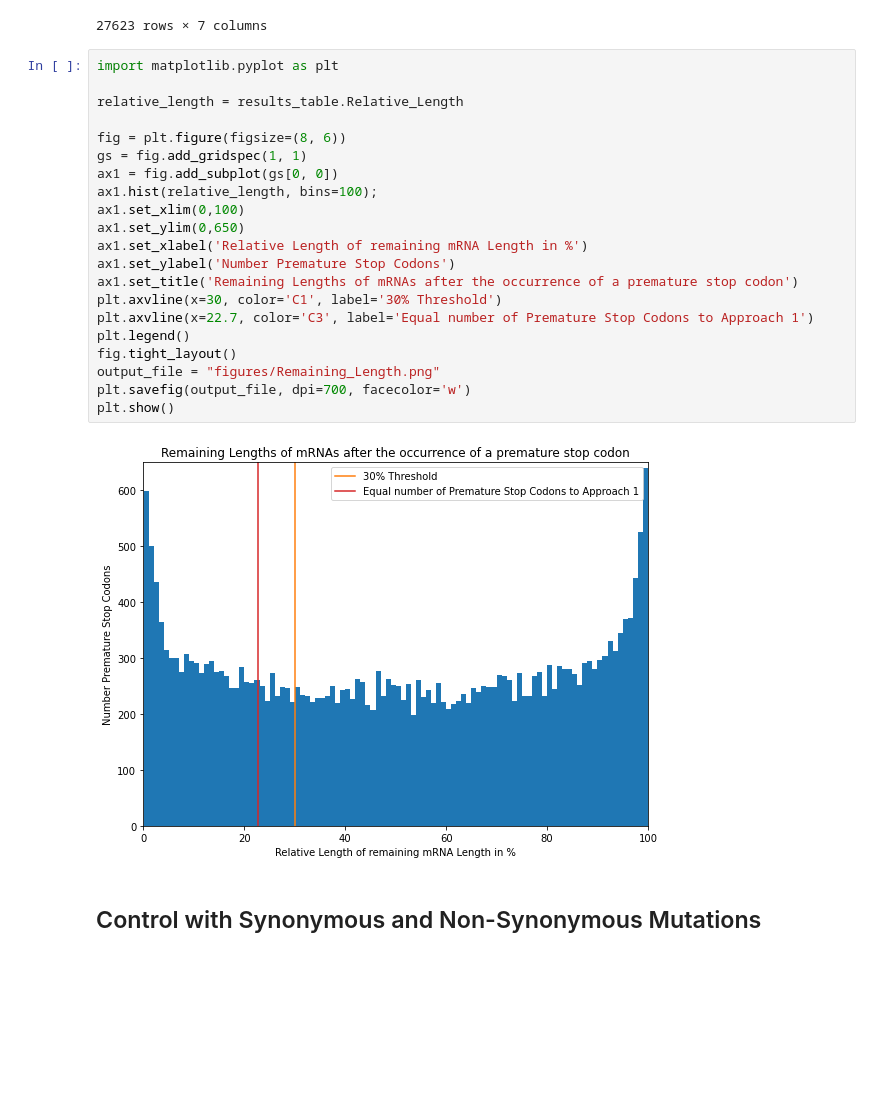
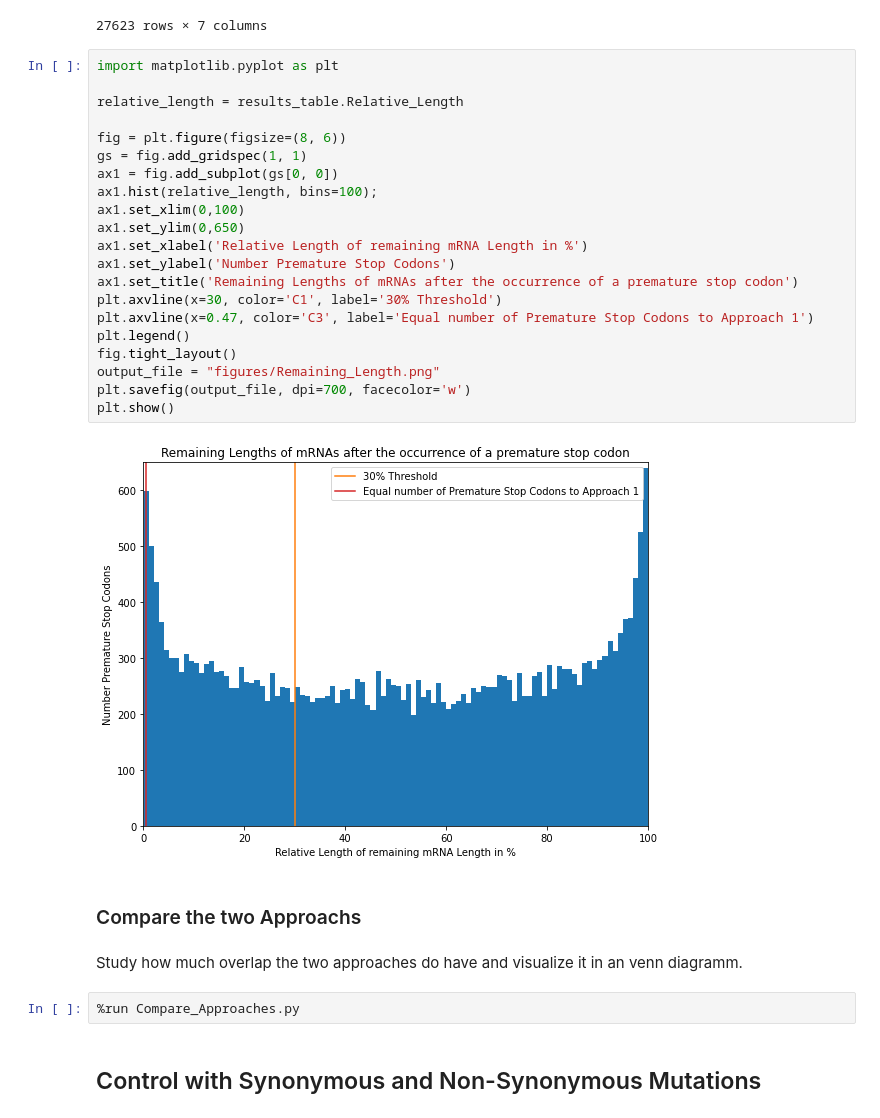
Before and after one commit to laurasteinmann/Premature_Stop_Codons, a Jupyter notebook: results/Premature_Stop_Codons.ipynb, the cells around one changed output. Drawn from its saved outputs; the diff is of its cells as text; blank space fills up the shorter version.

```diff
--- a/results/Premature_Stop_Codons.ipynb
+++ b/results/Premature_Stop_Codons.ipynb
@@ -218,25 +218,31 @@ results_table
 # %%
 import matplotlib.pyplot as plt
 
 relative_length = results_table.Relative_Length
 
 fig = plt.figure(figsize=(8, 6))
 gs = fig.add_gridspec(1, 1)
 ax1 = fig.add_subplot(gs[0, 0])
 ax1.hist(relative_length, bins=100);
 ax1.set_xlim(0,100)
 ax1.set_ylim(0,650)
 ax1.set_xlabel('Relative Length of remaining mRNA Length in %')
 ax1.set_ylabel('Number Premature Stop Codons')
 ax1.set_title('Remaining Lengths of mRNAs after the occurrence of a premature stop codon')
 plt.axvline(x=30, color='C1', label='30% Threshold')
-plt.axvline(x=22.7, color='C3', label='Equal number of Premature Stop Codons to Approach 1')
+plt.axvline(x=0.47, color='C3', label='Equal number of Premature Stop Codons to Approach 1')
 plt.legend()
 fig.tight_layout()
 output_file = "figures/Remaining_Length.png"
 plt.savefig(output_file, dpi=700, facecolor='w')
 plt.show()
 # %% [output]
-[figure, old version]
+[figure, new version]
+# %% [markdown]
+### Compare the two Approachs
+# %% [markdown]
+Study how much overlap the two approaches do have and visualize it in an venn diagramm.
+# %%
+%run Compare_Approaches.py
 # %% [markdown]
 ## Control with Synonymous and Non-Synonymous Mutations
```
Also changed, not shown: parts of 3 cells of this notebook, 5 other files.
